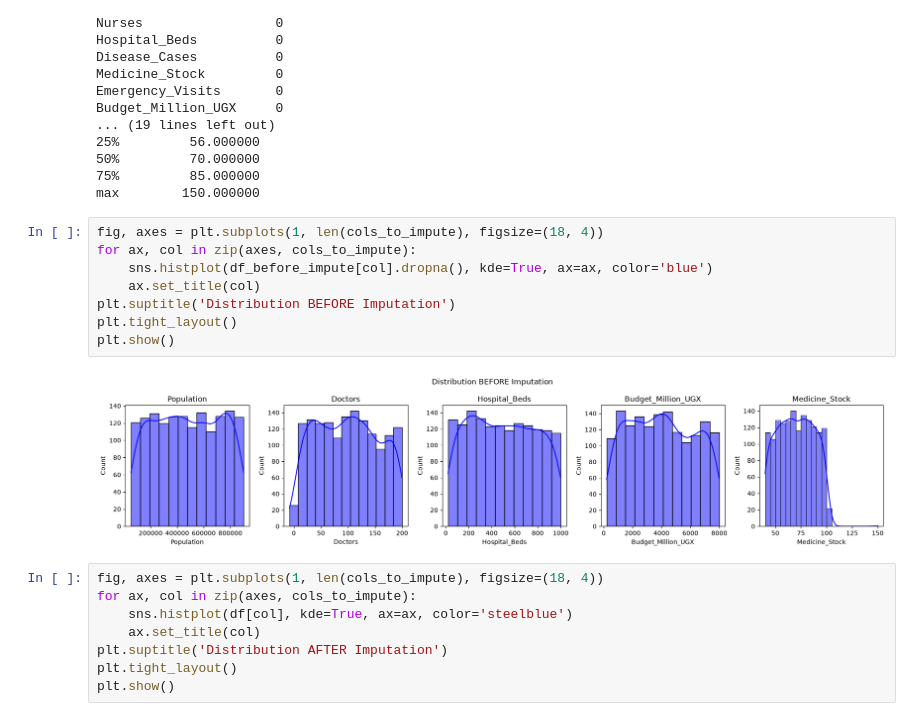
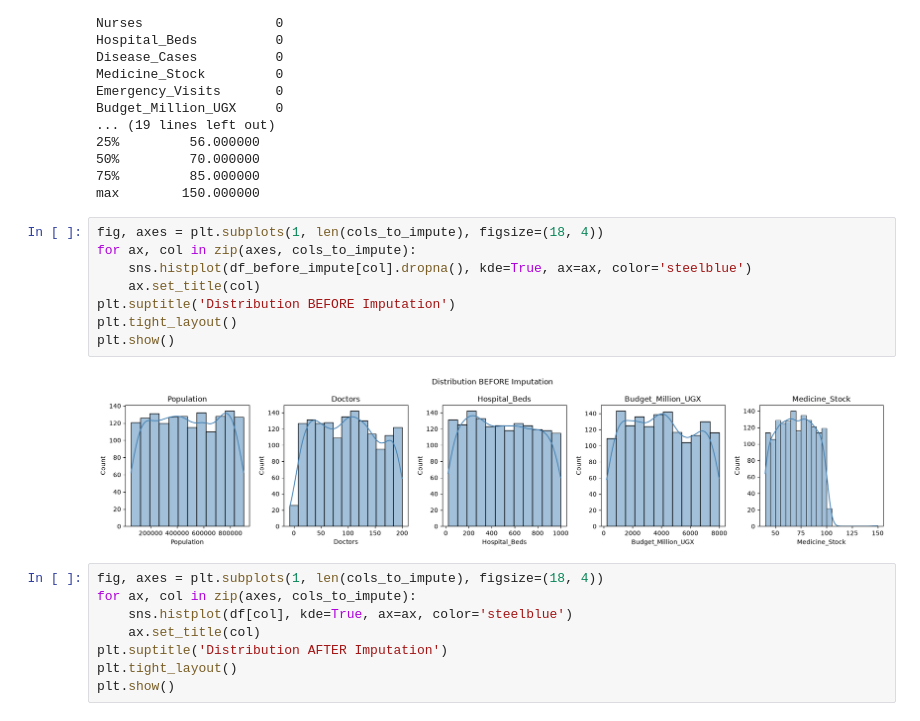
Before and after one commit to Nandrog/Health_Resource_Allocation_Modal, a Jupyter notebook: Health_Resource_Allocation_Model.ipynb, the cells around one changed output. Drawn from its saved outputs; the diff is of its cells as text.

```diff
--- a/Health_Resource_Allocation_Model.ipynb
+++ b/Health_Resource_Allocation_Model.ipynb
@@ -145,13 +145,13 @@ max        150.000000
 # %%
 fig, axes = plt.subplots(1, len(cols_to_impute), figsize=(18, 4))
 for ax, col in zip(axes, cols_to_impute):
-    sns.histplot(df_before_impute[col].dropna(), kde=True, ax=ax, color='blue')
+    sns.histplot(df_before_impute[col].dropna(), kde=True, ax=ax, color='steelblue')
     ax.set_title(col)
 plt.suptitle('Distribution BEFORE Imputation')
 plt.tight_layout()
 plt.show()
 # %% [output]
-[figure, old version]
+[figure, new version]
 # %%
 fig, axes = plt.subplots(1, len(cols_to_impute), figsize=(18, 4))
 for ax, col in zip(axes, cols_to_impute):
```
Also changed, not shown: parts of 1 cell of this notebook.
